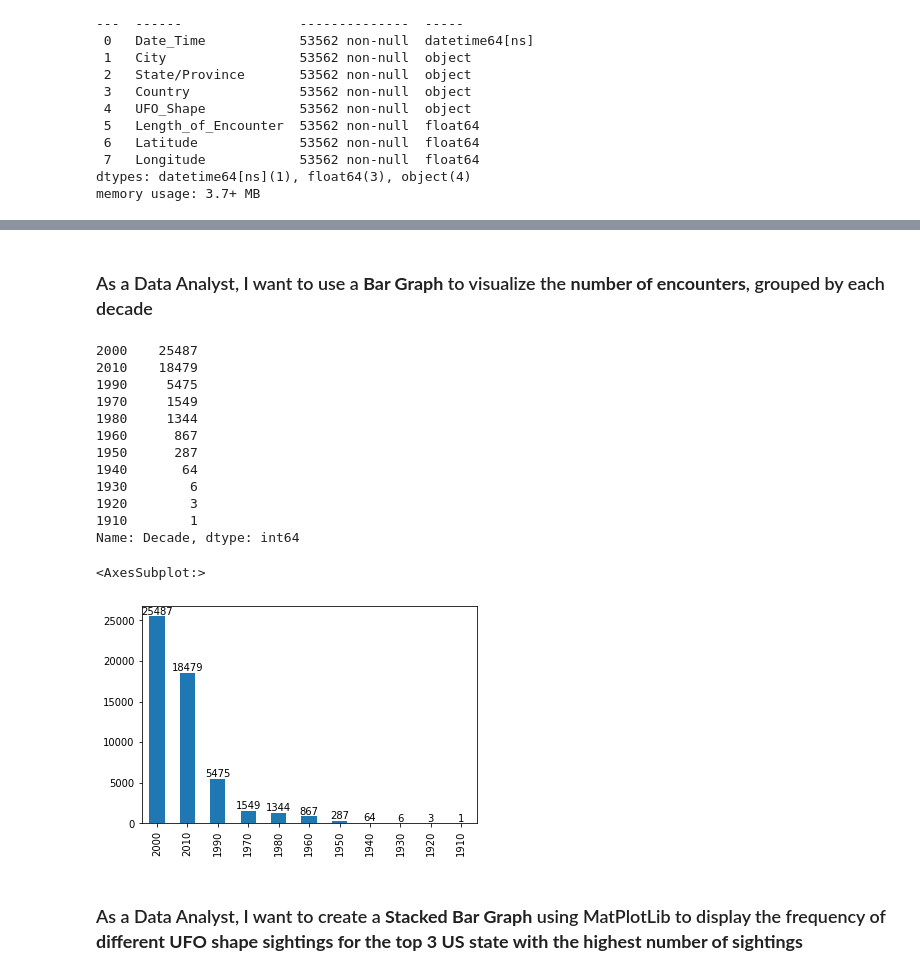
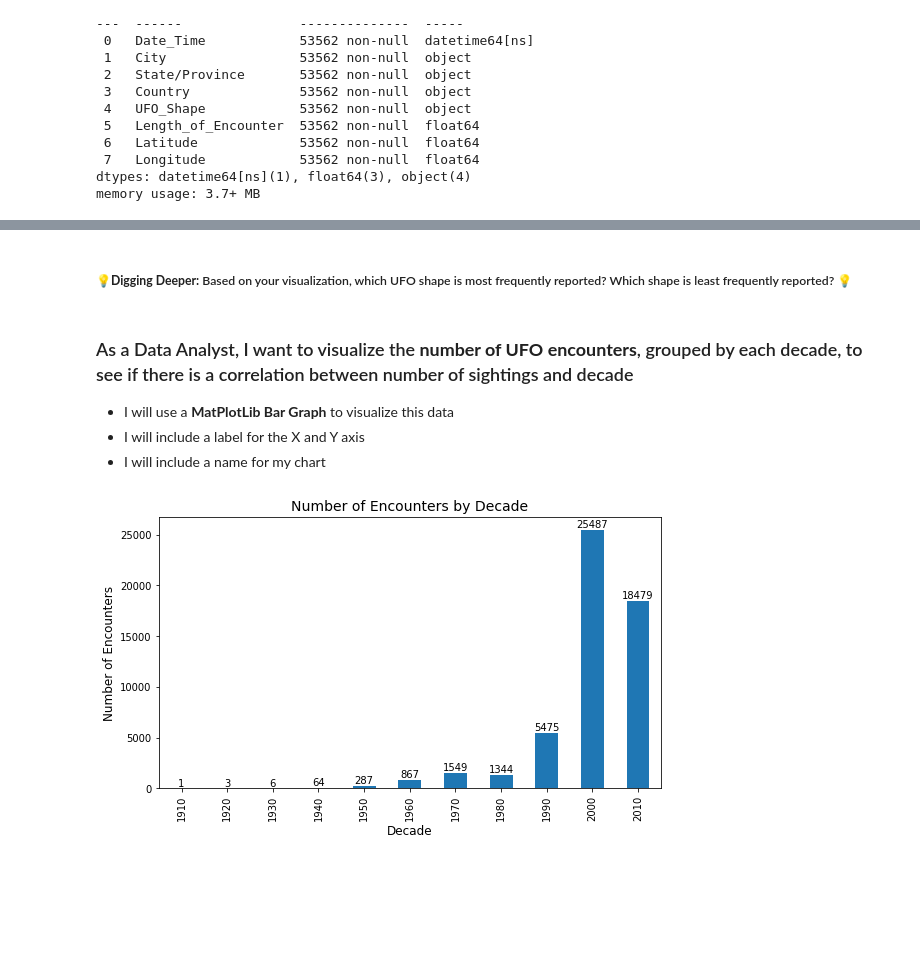
Before and after one commit to megancindric/DA_Flex_Pandas_MatPlotLib, a Jupyter notebook: Pandas_MatPlotLib_User_Stories.ipynb, the cells around one changed output, grey strips where cells are left out. Cells and saved outputs as stored; diff of their text form; code cells hidden in the pictures; blank space fills up the shorter version.

```diff
--- a/Pandas_MatPlotLib_User_Stories.ipynb
+++ b/Pandas_MatPlotLib_User_Stories.ipynb
@@ -18,7 +11,7 @@ import matplotlib.pyplot as plt
 # %% [markdown]
 ### As a Data Analyst, I want to import and store the `ufo_sightings.csv` file in a variable
 # %%
-ufo_df = pd.read_csv("ufo_sightings1.csv", index_col="#")
+ufo_df = pd.read_csv("ufo_sightings.csv", index_col="#")
 ufo_df.info()
 # %% [output]
 <class 'pandas.core.frame.DataFrame'>
@@ -139,4 +113,0 @@ Name: Country, dtype: int64
-# %%
-filtered_df["Day"] = filtered_df["Date_Time"].dt.day_name()
-box_plot = filtered_df.boxplot(by="Day", column=["Length_of_Encounter"], showfliers=False) #showfliers flag allows us to ignore outliers in data
-box_plot
@@ -153,26 +114,20 @@ filtered_df["Day"].value_counts().plot(kind="bar")
-# %% [markdown]
-### As a Data Analyst, I want to use a **Bar Graph** to visualize the **number of encounters**, grouped by each decade
+# %% [markdown]
+##### 💡**Digging Deeper:** Based on your visualization, which UFO shape is most frequently reported?  Which shape is least frequently reported? 💡
+</br>
+# %% [markdown]
+### As a Data Analyst, I want to visualize the **number of UFO encounters**, grouped by each decade, to see if there is a correlation between number of sightings and decade
+* I will use a **MatPlotLib Bar Graph** to visualize this data
+* I will include a label for the X and Y axis
+* I will include a name for my chart
 # %%
 filtered_df["Year"] = filtered_df["Date_Time"].dt.year #Create new series of Year of Encounter
 filtered_df["Decade"] = (10 * (filtered_df["Year"] // 10)) #.astype(str) + "'s"
-print(filtered_df["Decade"].value_counts())
-decade_bar_plot = filtered_df["Decade"].value_counts().plot(kind="bar")
+# print(filtered_df["Decade"].value_counts())
+decade_bar_plot = filtered_df["Decade"].value_counts().sort_index().plot(kind="bar",figsize=(9,5))
 decade_bar_plot.bar_label(decade_bar_plot.containers[0])
-decade_bar_plot
+decade_bar_plot.set_title("Number of Encounters by Decade", fontsize=14)
+plt.xlabel("Decade", fontsize=12)
+plt.ylabel("Number of Encounters", fontsize=12)
+plt.show()
 # %% [output]
-2000    25487
-2010    18479
-1990     5475
-1970     1549
-1980     1344
-1960      867
-1950      287
-1940       64
-1930        6
-1920        3
-1910        1
-Name: Decade, dtype: int64
-<AxesSubplot:>
-[figure, old version]
+[figure, new version]
-# %% [markdown]
-### As a Data Analyst, I want to create a **Stacked Bar Graph** using MatPlotLib to display the frequency of **different UFO shape sightings for the top 3 US state with the highest number of sightings**
```
Also changed, not shown: parts of 25 cells of this notebook, 3 other files.
